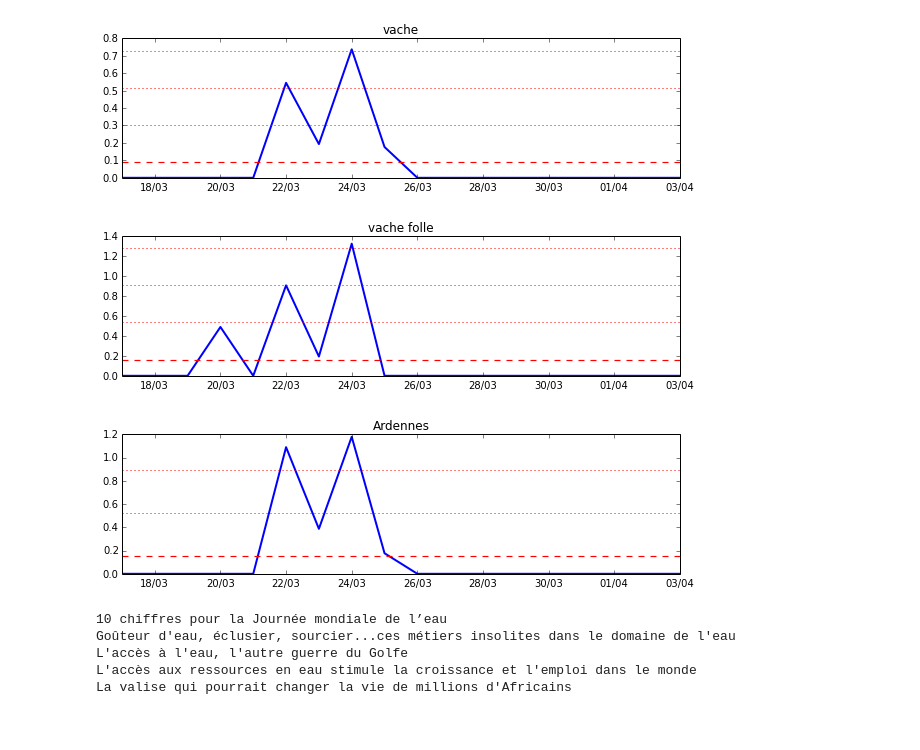
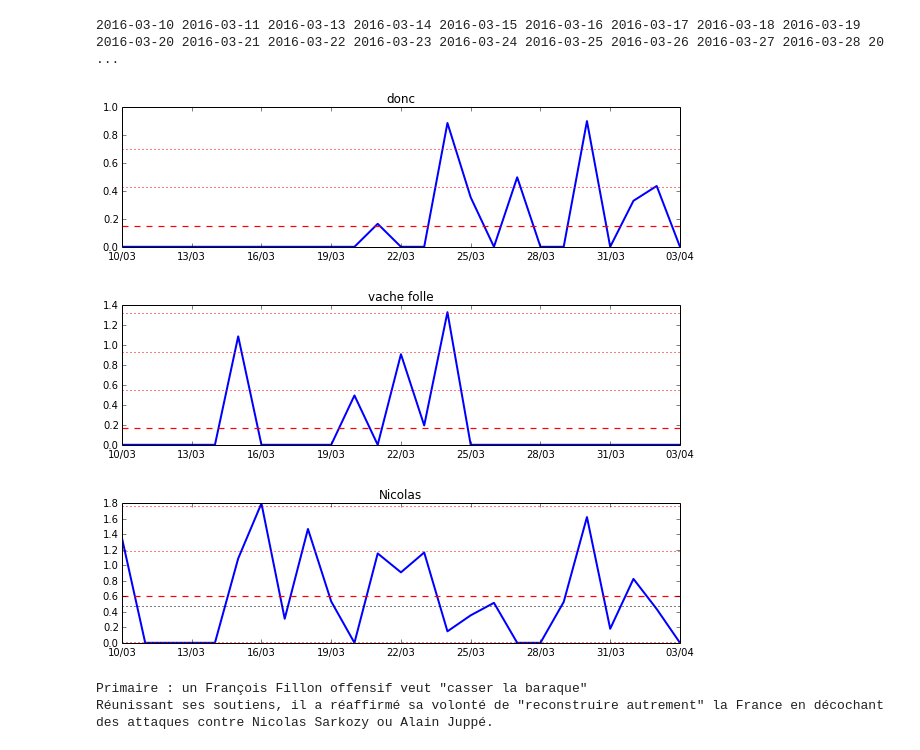
Before and after one commit to xdze2/lesMotsDesJournaux, a Jupyter notebook: read_database.ipynb, the cells around one changed output. Cells and saved outputs as stored; diff of their text form; code cells hidden in the pictures.

```diff
--- a/read_database.ipynb
+++ b/read_database.ipynb
@@ -38,7 +38,7 @@ for row in result:
 nMots_serie = pd.Series( nMots_v, index=dates_v )
 
 # -- Config. start date:
-start_date  = getDate(u'16-03-2016')
+start_date  = getDate(u'09-03-2016')
 end_date = datetime.now()
 
 # Plot
@@ -152,9 +147,42 @@ explosions (8.39), écoutes (8.07), laboratoire (7.29), Zika (6.57), démissionn
+# %%
+import json
+
+data4web = []
+sizeMax = 4
+for i in range( bigdataframe.shape[0] ):
+    L = bigdataframe.irow( i )
+    scoreList = L.tolist()
+
+    vector = zip(  L.index,  scoreList )
+    vector = sorted( vector, key=lambda x:x[1], reverse=True )
+
+    sorted_words = [ x for x in vector if x[1]>1 ][:30]
+
+    scoreMax = sorted_words[0][1]
+    scoreMin = sorted_words[-1][1]
+    day = str( L.name ).split(' ')[0]
+    print day,
+    mots = []
+    for mot, score in sorted_words:
+        size =  (score-scoreMin)/float( scoreMax - scoreMin )
+        size = round(  size*size*(scoreMax - 1)  ) + 1
+        mots.append( { 'label':mot, 'size':size } )
+
+    data4web.append( {'mots':mots, 'day':day} )
+
+# save JSON
+json_file = './web/data.json'
+with open(json_file, 'w') as outfile:
+    json.dump(data4web, outfile)
+    print( ' Parsed data saved in %s'%json_file )
+# %% [output]
+2016-03-10 2016-03-11 2016-03-13 2016-03-14 2016-03-15 2016-03-16 2016-03-17 2016-03-18 2016-03-19 2016-03-20 2016-03-21 2016-03-22 2016-03-23 2016-03-24 2016-03-25 2016-03-26 2016-03-27 2016-03-28 20 ...
 # %%
-plotTimeLine( u'vache' )
+plotTimeLine( u'donc' )
 plotTimeLine( u'vache folle' )
-plotTimeLine( u'Ardennes' )
+plotTimeLine( u'Nicolas' )
 # %% [output]
-[figure, old version]
+[figure, new version]
-[figure, old version]
+[figure, new version]
-[figure, old version]
+[figure, new version]
 # %%
@@ -169,9 +197,7 @@ data = json.loads(open(filename).read())
 for r in result:
     postid = r['postid']
     print data[postid]['title']
+    print data[postid]['description']
 # %% [output]
-10 chiffres pour la Journée mondiale de l’eau
-Goûteur d'eau, éclusier, sourcier...ces métiers insolites dans le domaine de l'eau
-L'accès à l'eau, l'autre guerre du Golfe
-L'accès aux ressources en eau stimule la croissance et l'emploi dans le monde
-La valise qui pourrait changer la vie de millions d'Africains
+Primaire : un François Fillon offensif veut "casser la baraque"
+Réunissant ses soutiens, il a réaffirmé sa volonté de "reconstruire autrement" la France en décochant des attaques contre Nicolas Sarkozy ou Alain Juppé.
```
Also changed, not shown: parts of 10 cells of this notebook, 12 other files.
